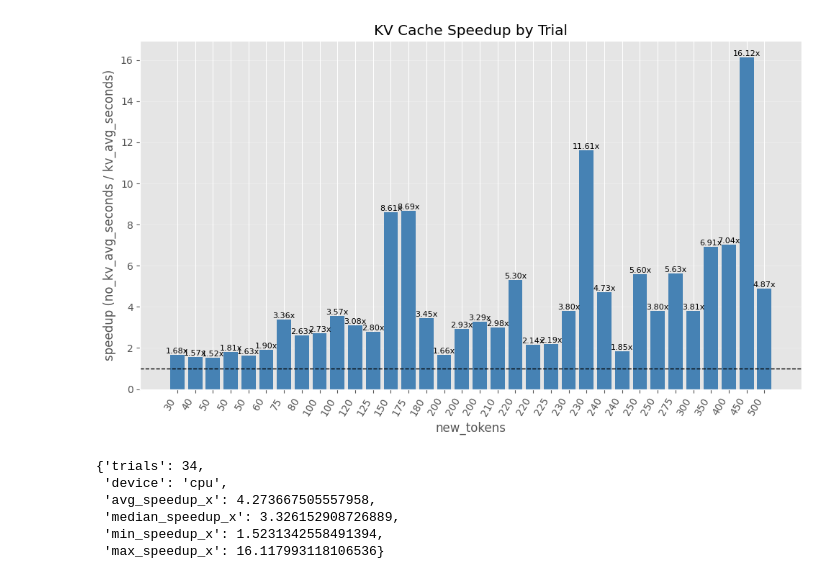
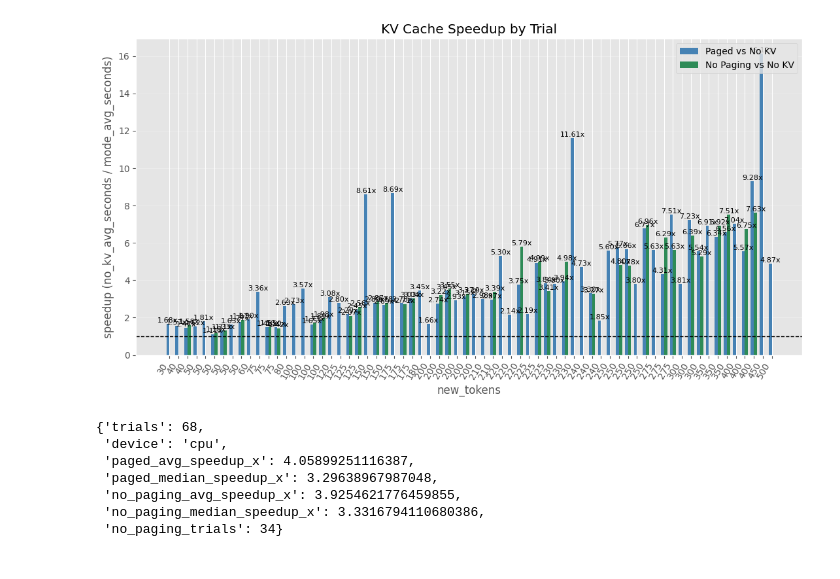
Before and after one commit to aileneymt/mini-vllm, a Jupyter notebook: benchmarking/benchmark_results_viz.ipynb, the cells around one changed output. Cells and saved outputs as stored; diff of their text form; code cells hidden in the pictures.

```diff
--- a/benchmarking/benchmark_results_viz.ipynb
+++ b/benchmarking/benchmark_results_viz.ipynb
@@ -123,36 +147,59 @@ plt.show()
 # %%
 # Chart 3: speedup and summary
-fig, ax = plt.subplots(figsize=(10, 6))
-bars = ax.bar(range(len(paired)), paired['computed_speedup'], color='steelblue')
+fig, ax = plt.subplots(figsize=(11, 6))
+x = range(len(paired))
+width = 0.35
+
+paged_bars = ax.bar(
+    [i - width / 2 for i in x],
+    paired['paged_computed_speedup'],
+    width=width,
+    color='steelblue',
+    label='Paged vs No KV',
+)
+no_paging_bars = ax.bar(
+    [i + width / 2 for i in x],
+    paired['no_paging_computed_speedup'],
+    width=width,
+    color='seagreen',
+    label='No Paging vs No KV',
+)
+
 ax.axhline(1.0, color='black', linestyle='--', linewidth=1)
 ax.set_xticks(range(len(paired)))
 ax.set_xticklabels([f"{int(n)}" for n in paired['new_tokens']], rotation=60, ha='right')
 ax.set_title('KV Cache Speedup by Trial')
 ax.set_xlabel('new_tokens')
-ax.set_ylabel('speedup (no_kv_avg_seconds / kv_avg_seconds)')
+ax.set_ylabel('speedup (no_kv_avg_seconds / mode_avg_seconds)')
+ax.legend()
 ax.grid(True, axis='y', alpha=0.3)
 
-for i, b in enumerate(bars):
-    value = paired['computed_speedup'].iloc[i]
-    ax.text(b.get_x() + b.get_width() / 2, b.get_height(), f"{value:.2f}x", ha='center', va='bottom', fontsize=8)
+for bars in (paged_bars, no_paging_bars):
+    for i, b in enumerate(bars):
+        values = paired['paged_computed_speedup'] if bars is paged_bars else paired['no_paging_computed_speedup']
+        value = values.iloc[i]
+        if pd.notna(value):
+            ax.text(b.get_x() + b.get_width() / 2, b.get_height(), f"{value:.2f}x", ha='center', va='bottom', fontsize=8)
 
 plt.tight_layout()
 plt.show()
 
 summary = {
     'trials': int(len(paired)),
     'device': paired['execution_device'].mode().iloc[0] if len(paired) else 'unknown',
-    'avg_speedup_x': float(paired['computed_speedup'].mean()) if len(paired) else float('nan'),
-    'median_speedup_x': float(paired['computed_speedup'].median()) if len(paired) else float('nan'),
-    'min_speedup_x': float(paired['computed_speedup'].min()) if len(paired) else float('nan'),
-    'max_speedup_x': float(paired['computed_speedup'].max()) if len(paired) else float('nan'),
+    'paged_avg_speedup_x': float(paired['paged_computed_speedup'].mean()) if len(paired) else float('nan'),
+    'paged_median_speedup_x': float(paired['paged_computed_speedup'].median()) if len(paired) else float('nan'),
+    'no_paging_avg_speedup_x': float(paired['no_paging_computed_speedup'].mean(skipna=True)) if len(paired) else float('nan'),
+    'no_paging_median_speedup_x': float(paired['no_paging_computed_speedup'].median(skipna=True)) if len(paired) else float('nan'),
+    'no_paging_trials': int(paired['no_paging_avg_seconds'].notna().sum()) if len(paired) else 0,
 }
 summary
 # %% [output]
-[figure, old version]
+[figure, new version]
-{'trials': 34,
+{'trials': 68,
  'device': 'cpu',
- 'avg_speedup_x': 4.273667505557958,
- 'median_speedup_x': 3.326152908726889,
- 'min_speedup_x': 1.5231342558491394,
- 'max_speedup_x': 16.117993118106536}
+ 'paged_avg_speedup_x': 4.05899251116387,
+ 'paged_median_speedup_x': 3.29638967987048,
+ 'no_paging_avg_speedup_x': 3.9254621776459855,
+ 'no_paging_median_speedup_x': 3.3316794110680386,
+ 'no_paging_trials': 34}
```
Also changed, not shown: parts of 5 cells of this notebook, 5 other files.
